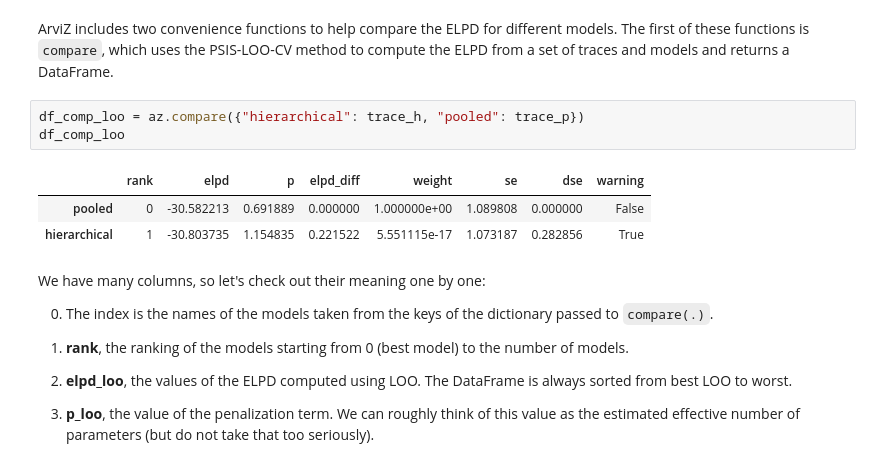
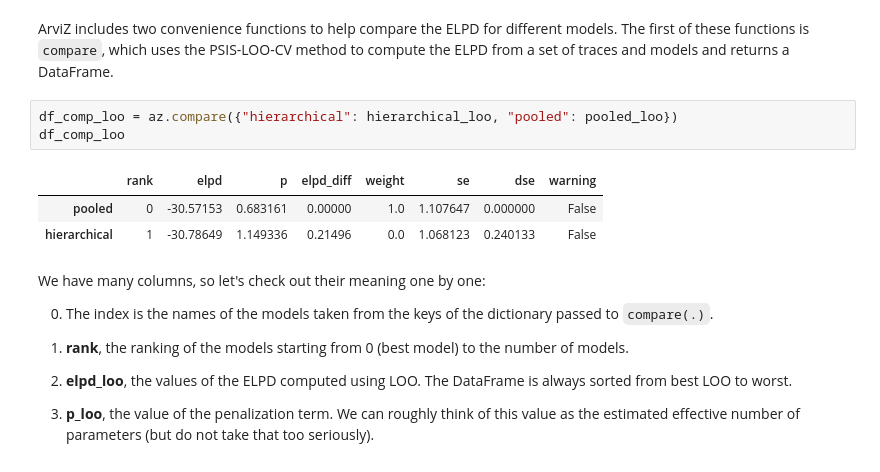
Before and after one commit to pymc-devs/pymc, a Jupyter notebook: docs/source/learn/core_notebooks/model_comparison.ipynb, the cells around one changed output. Cells and saved outputs as stored; diff of their text form.

```diff
--- a/docs/source/learn/core_notebooks/model_comparison.ipynb
+++ b/docs/source/learn/core_notebooks/model_comparison.ipynb
@@ -130,12 +128,12 @@ Pareto k diagnostic values:
 # %% [markdown]
 ArviZ includes two convenience functions to help compare the ELPD for different models. The first of these functions is `compare`, which uses the PSIS-LOO-CV method to compute the ELPD from a set of traces and models and returns a DataFrame.
 # %%
-df_comp_loo = az.compare({"hierarchical": trace_h, "pooled": trace_p})
+df_comp_loo = az.compare({"hierarchical": hierarchical_loo, "pooled": pooled_loo})
 df_comp_loo
 # %% [output]
 |  | rank | elpd | p | elpd_diff | weight | se | dse | warning |
-| pooled | 0 | -30.582213 | 0.691889 | 0.000000 | 1.000000e+00 | 1.089808 | 0.000000 | False |
-| hierarchical | 1 | -30.803735 | 1.154835 | 0.221522 | 5.551115e-17 | 1.073187 | 0.282856 | True |
+| pooled | 0 | -30.57153 | 0.683161 | 0.00000 | 1.0 | 1.107647 | 0.000000 | False |
+| hierarchical | 1 | -30.78649 | 1.149336 | 0.21496 | 0.0 | 1.068123 | 0.240133 | False |
 # %% [markdown]
 We have many columns, so let's check out their meaning one by one:
 
```
Also changed, not shown: parts of 9 cells of this notebook, 2 other files.
